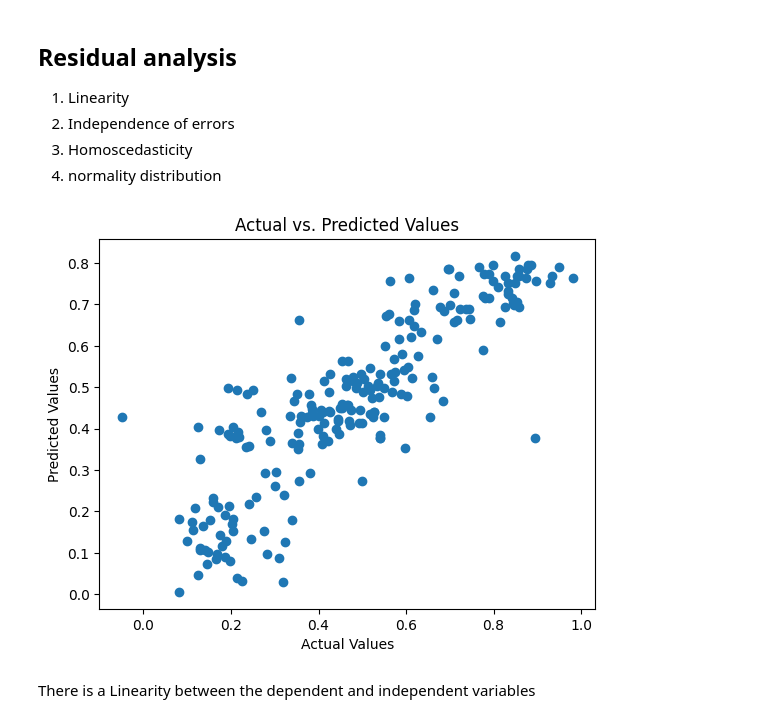
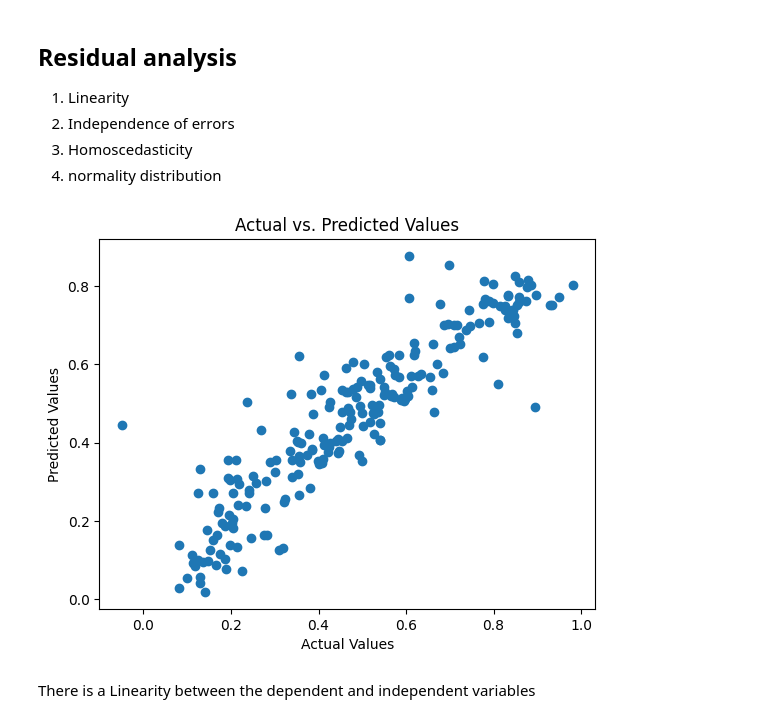
Before and after one commit to vikasdo/BikeHub, a Jupyter notebook: LinearRegression.ipynb, the cells around one changed output. Saved outputs shown, nothing was run; the diff lists cells and outputs as text; code cells hidden in the pictures.

```diff
--- a/LinearRegression.ipynb
+++ b/LinearRegression.ipynb
@@ -595,6 +602,6 @@ Covariance Type:            nonrobust
 # %%
 # Removing temperature due to its high VIF value and the fact that it is a natural factor beyond business control, making it reasonable to exclude from the model.
-# rfe_features.remove('atemp')
+rfe_features.remove('atemp')
 
 model = fit_model(X_train, rfe_features,y_train)
 print(model.summary())
@@ -622,0 +632,6 @@ so we shall keep this as is.
+# %%
+rfe_features.append('atemp')
+
+model = fit_model(X_train, rfe_features,y_train)
+print(model.summary())
+print(calculate_vif(X_train, rfe_features))
@@ -686,16 +719,17 @@ Top 3 features contributing significantly to the demand of shared bikes:
 4. normality distribution
 # %%
 
-
+features = rfe_features
+y_pred = model.predict(sm.add_constant(X_test[features]))
 # 1. Linearity: Check the relationship between independent and dependent variables.
 #   Doing this by plotting the predicted values against the actual values.
 plt.scatter(y_test, y_pred)
 plt.xlabel('Actual Values')
 plt.ylabel('Predicted Values')
 plt.title('Actual vs. Predicted Values')
 plt.show()
 # %% [output]
-[figure, old version]
+[figure, new version]
 # %% [markdown]
 There is a Linearity between the dependent and independent variables
 # %%
```
Also changed, not shown: parts of 18 cells of this notebook.
